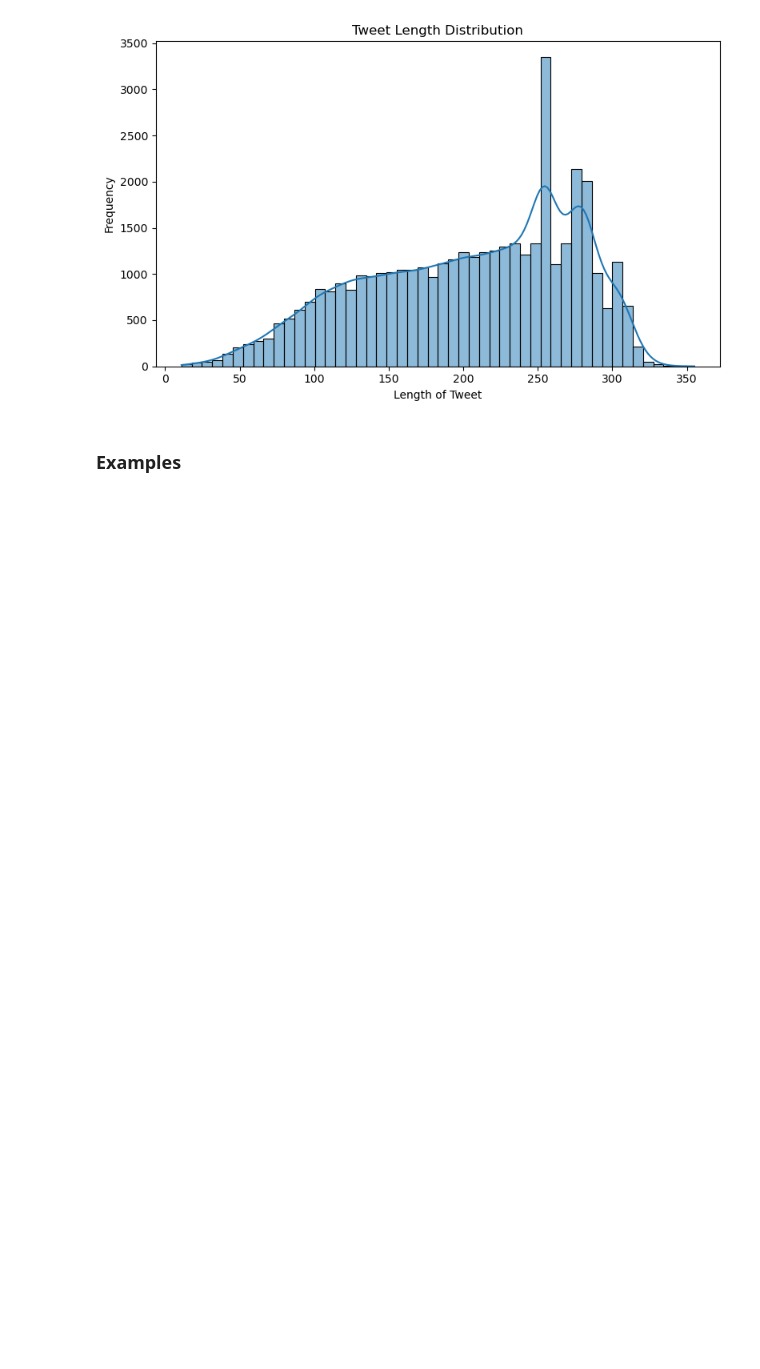
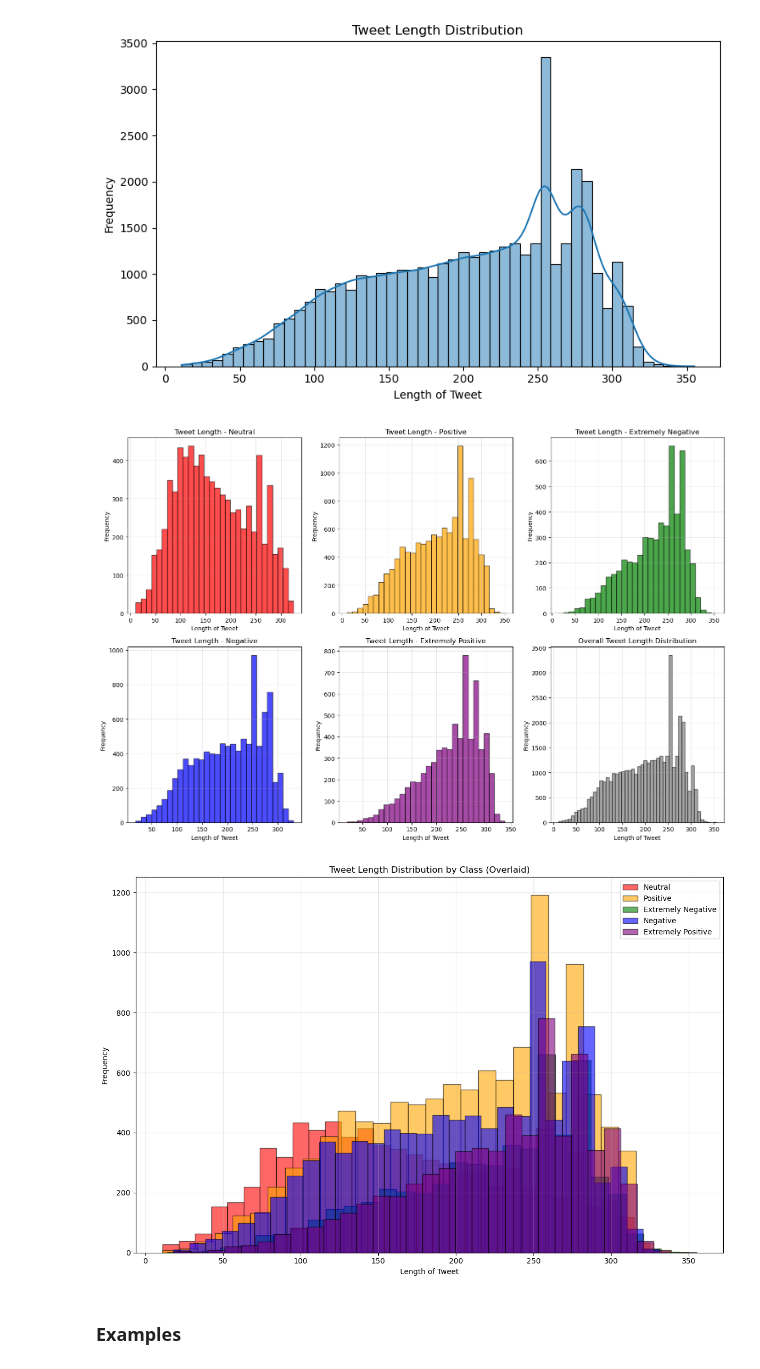
Before and after one commit to amitxy/COVID-Voices, a Jupyter notebook: EDA.ipynb, the cells around one changed output. Drawn from its saved outputs; the diff is of its cells as text; code cells hidden in the pictures; blank space fills up the shorter version.

```diff
--- a/EDA.ipynb
+++ b/EDA.ipynb
@@ -53,6 +54,62 @@ plt.tight_layout()
 plt.show()
 # %% [output]
 [figure]
+# %%
+# Updated Tweet Length Analysis with Class-Based Coloring
+# Copy this code into Cell 5 of your EDA.ipynb notebook
+
+# Tweet length distribution with class-based coloring
+df['TweetLength'] = df['OriginalTweet'].astype(str).apply(len)
+
+# Create a figure with subplots for each class
+plt.figure(figsize=(15, 10))
+
+# Get unique class labels
+class_labels = df['Sentiment'].unique()
+colors = ['red', 'orange', 'green', 'blue', 'purple']  # Different colors for each class
+
+# Create subplots for each class
+for i, class_label in enumerate(class_labels):
+    plt.subplot(2, 3, i+1)
+
+    # Filter data for this class
+    class_data = df[df['Sentiment'] == class_label]['TweetLength']
+
+    # Create histogram for this class
+    plt.hist(class_data, bins=30, alpha=0.7, color=colors[i % len(colors)], edgecolor='black')
+    plt.title(f'Tweet Length - {class_label}')
+    plt.xlabel('Length of Tweet')
+    plt.ylabel('Frequency')
+    plt.grid(True, alpha=0.3)
+
+# Add overall distribution
+plt.subplot(2, 3, len(class_labels) + 1)
+plt.hist(df['TweetLength'], bins=50, alpha=0.7, color='gray', edgecolor='black')
+plt.title('Overall Tweet Length Distribution')
+plt.xlabel('Length of Tweet')
+plt.ylabel('Frequency')
+plt.grid(True, alpha=0.3)
+
+plt.tight_layout()
+plt.show()
+
+# Also show the overall distribution with class-based coloring
+plt.figure(figsize=(12, 8))
+for i, class_label in enumerate(class_labels):
+    class_data = df[df['Sentiment'] == class_label]['TweetLength']
+    plt.hist(class_data, bins=30, alpha=0.6, label=class_label,
+             color=colors[i % len(colors)], edgecolor='black')
+
+plt.title('Tweet Length Distribution by Class (Overlaid)')
+plt.xlabel('Length of Tweet')
+plt.ylabel('Frequency')
+plt.legend()
+plt.grid(True, alpha=0.3)
+plt.tight_layout()
+plt.show()
+# %% [output]
+[figure, added]
+[figure, added]
 # %% [markdown]
 ### Examples
 # %%
```
Also changed, not shown: parts of 4 cells of this notebook.
